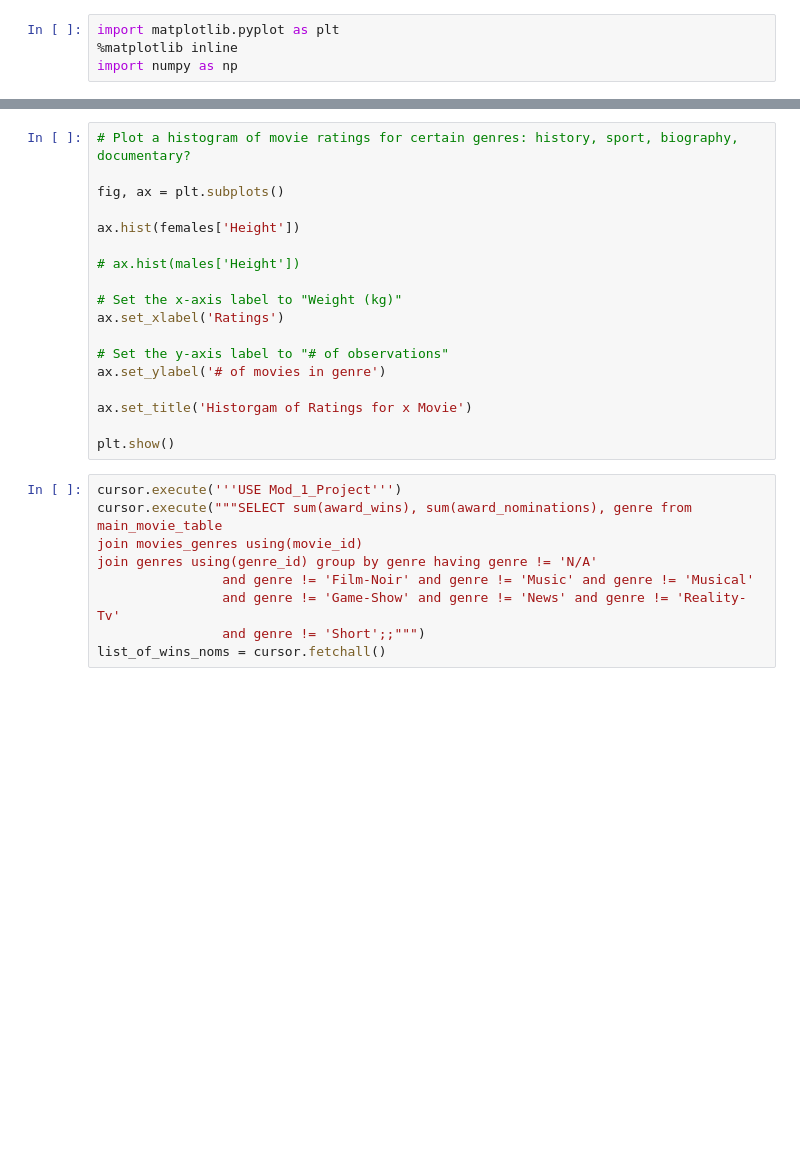
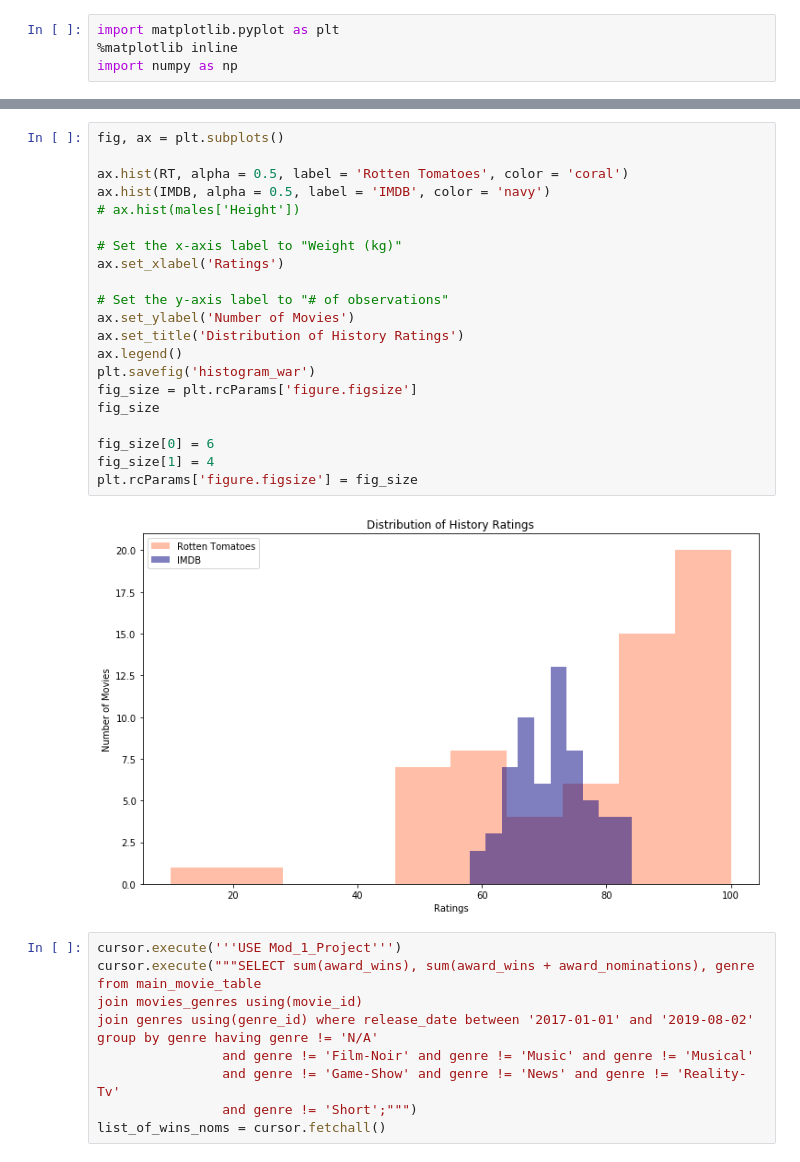
Before and after one commit to h-parker/movie-buzz, a Jupyter notebook: Movie Project 3.ipynb, the cells around one changed output, grey strips where cells are left out. Saved outputs shown, nothing was run; the diff lists cells and outputs as text; blank space fills up the shorter version.

```diff
--- a/Movie Project 3.ipynb
+++ b/Movie Project 3.ipynb
@@ -410,29 +446,35 @@ plt.savefig('bar chart')
 # %%
-# Plot a histogram of movie ratings for certain genres: history, sport, biography, documentary?
-
 fig, ax = plt.subplots()
 
-ax.hist(females['Height'])
-
+ax.hist(RT, alpha = 0.5, label = 'Rotten Tomatoes', color = 'coral')
+ax.hist(IMDB, alpha = 0.5, label = 'IMDB', color = 'navy')
 # ax.hist(males['Height'])
 
 # Set the x-axis label to "Weight (kg)"
 ax.set_xlabel('Ratings')
 
 # Set the y-axis label to "# of observations"
-ax.set_ylabel('# of movies in genre')
+ax.set_ylabel('Number of Movies')
+ax.set_title('Distribution of History Ratings')
+ax.legend()
+plt.savefig('histogram_war')
+fig_size = plt.rcParams['figure.figsize']
+fig_size
 
-ax.set_title('Historgam of Ratings for x Movie')
-
-plt.show()
+fig_size[0] = 6
+fig_size[1] = 4
+plt.rcParams['figure.figsize'] = fig_size
+# %% [output]
+[figure, added]
 # %%
 cursor.execute('''USE Mod_1_Project''')
-cursor.execute("""SELECT sum(award_wins), sum(award_nominations), genre from main_movie_table
+cursor.execute("""SELECT sum(award_wins), sum(award_wins + award_nominations), genre from main_movie_table
 join movies_genres using(movie_id)
-join genres using(genre_id) group by genre having genre != 'N/A'
+join genres using(genre_id) where release_date between '2017-01-01' and '2019-08-02'
+group by genre having genre != 'N/A'
                 and genre != 'Film-Noir' and genre != 'Music' and genre != 'Musical'
                 and genre != 'Game-Show' and genre != 'News' and genre != 'Reality-Tv'
-                and genre != 'Short';;""")
+                and genre != 'Short';""")
 list_of_wins_noms = cursor.fetchall()
 # %%
 wins = []
```
Also changed, not shown: parts of 8 cells of this notebook, 3 other files.
